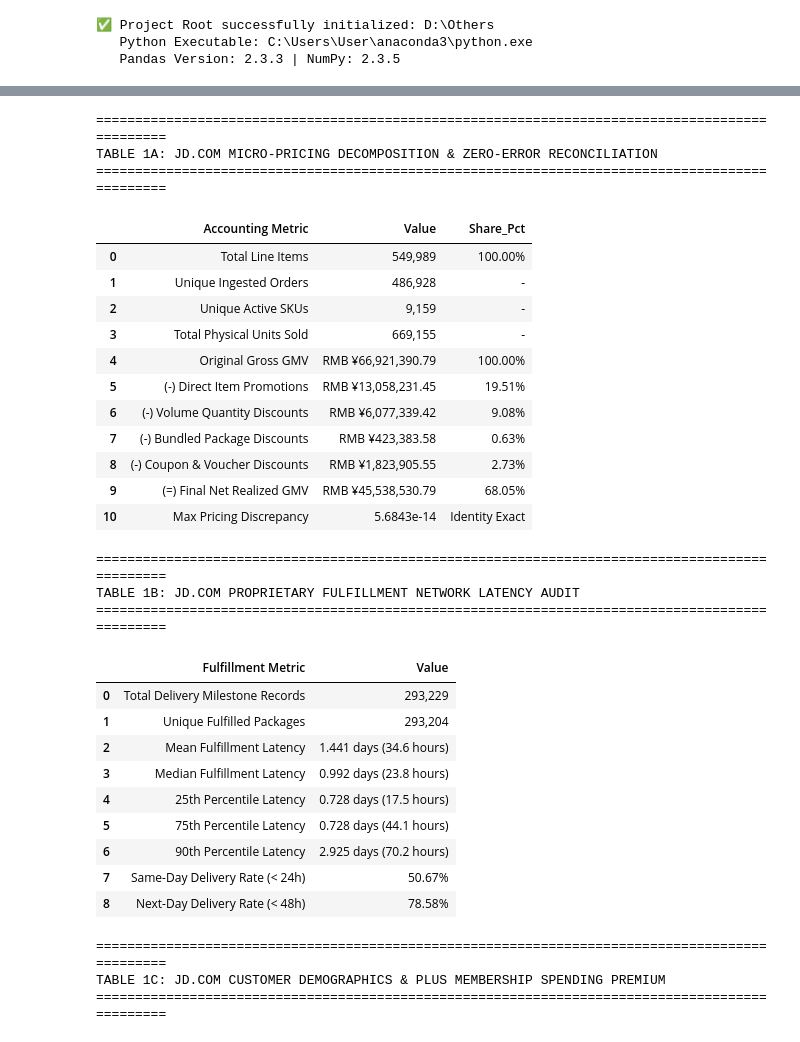
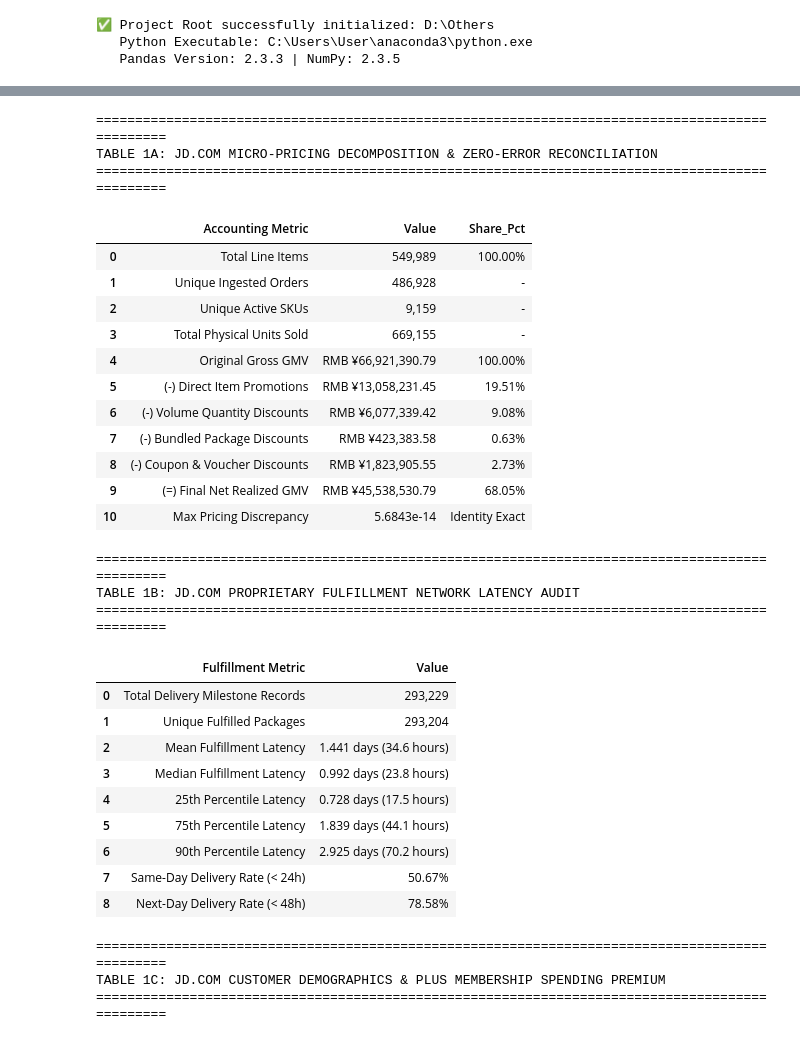
Before and after one commit to mdarmanaliashik/FinSight-AI, a Jupyter notebook: notebooks/Phase1_Data_Ingestion_And_EDA.ipynb, the cells around one changed output, grey strips where cells are left out. Drawn from its saved outputs; the diff is of its cells as text; code cells hidden in the pictures.

```diff
--- a/notebooks/Phase1_Data_Ingestion_And_EDA.ipynb
+++ b/notebooks/Phase1_Data_Ingestion_And_EDA.ipynb
@@ -191,38 +191,38 @@ df_deliv_summary = pd.DataFrame([
     {"Fulfillment Metric": "Mean Fulfillment Latency", "Value": f"{deliv_audit['mean_fulfillment_days']:.3f} days ({deliv_audit['mean_fulfillment_days']*24:.1f} hours)"},
     {"Fulfillment Metric": "Median Fulfillment Latency", "Value": f"{deliv_audit['median_fulfillment_days']:.3f} days ({deliv_audit['median_fulfillment_hours']:.1f} hours)"},
     {"Fulfillment Metric": "25th Percentile Latency", "Value": f"{deliv_audit['p25_fulfillment_days']:.3f} days ({deliv_audit['p25_fulfillment_days']*24:.1f} hours)"},
-    {"Fulfillment Metric": "75th Percentile Latency", "Value": f"{deliv_audit['p25_fulfillment_days']:.3f} days ({deliv_audit['p75_fulfillment_days']*24:.1f} hours)"},
+    {"Fulfillment Metric": "75th Percentile Latency", "Value": f"{deliv_audit['p75_fulfillment_days']:.3f} days ({deliv_audit['p75_fulfillment_days']*24:.1f} hours)"},
     {"Fulfillment Metric": "90th Percentile Latency", "Value": f"{deliv_audit['p90_fulfillment_days']:.3f} days ({deliv_audit['p90_fulfillment_days']*24:.1f} hours)"},
     {"Fulfillment Metric": "Same-Day Delivery Rate (< 24h)", "Value": f"{deliv_audit['same_day_pct']:.2f}%"},
     {"Fulfillment Metric": "Next-Day Delivery Rate (< 48h)", "Value": f"{deliv_audit['next_day_pct']:.2f}%"}
 ])
 display(df_deliv_summary)
 # %% [output]
 ===============================================================================================
 TABLE 1A: JD.COM MICRO-PRICING DECOMPOSITION & ZERO-ERROR RECONCILIATION
 ===============================================================================================
 |  | Accounting Metric | Value | Share_Pct |
 | 0 | Total Line Items | 549,989 | 100.00% |
 | 1 | Unique Ingested Orders | 486,928 | - |
 | 2 | Unique Active SKUs | 9,159 | - |
 | 3 | Total Physical Units Sold | 669,155 | - |
 | 4 | Original Gross GMV | RMB ¥66,921,390.79 | 100.00% |
 | 5 | (-) Direct Item Promotions | RMB ¥13,058,231.45 | 19.51% |
 | 6 | (-) Volume Quantity Discounts | RMB ¥6,077,339.42 | 9.08% |
 | 7 | (-) Bundled Package Discounts | RMB ¥423,383.58 | 0.63% |
 | 8 | (-) Coupon & Voucher Discounts | RMB ¥1,823,905.55 | 2.73% |
 | 9 | (=) Final Net Realized GMV | RMB ¥45,538,530.79 | 68.05% |
 | 10 | Max Pricing Discrepancy | 5.6843e-14 | Identity Exact |
 ===============================================================================================
 TABLE 1B: JD.COM PROPRIETARY FULFILLMENT NETWORK LATENCY AUDIT
 ===============================================================================================
 |  | Fulfillment Metric | Value |
 | 0 | Total Delivery Milestone Records | 293,229 |
 | 1 | Unique Fulfilled Packages | 293,204 |
 | 2 | Mean Fulfillment Latency | 1.441 days (34.6 hours) |
 | 3 | Median Fulfillment Latency | 0.992 days (23.8 hours) |
 | 4 | 25th Percentile Latency | 0.728 days (17.5 hours) |
-| 5 | 75th Percentile Latency | 0.728 days (44.1 hours) |
+| 5 | 75th Percentile Latency | 1.839 days (44.1 hours) |
 | 6 | 90th Percentile Latency | 2.925 days (70.2 hours) |
 | 7 | Same-Day Delivery Rate (< 24h) | 50.67% |
 | 8 | Next-Day Delivery Rate (< 48h) | 78.58% |
```
Also changed, not shown: parts of 14 cells of this notebook, 1 other file.
